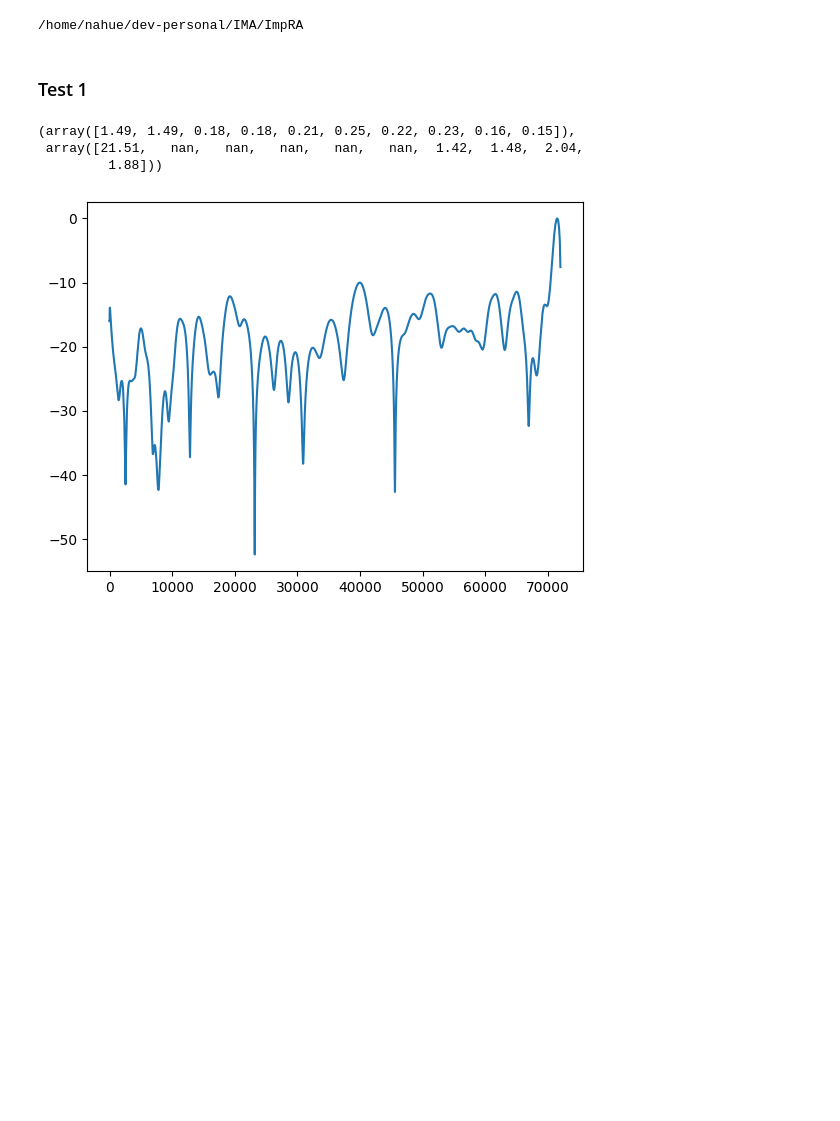
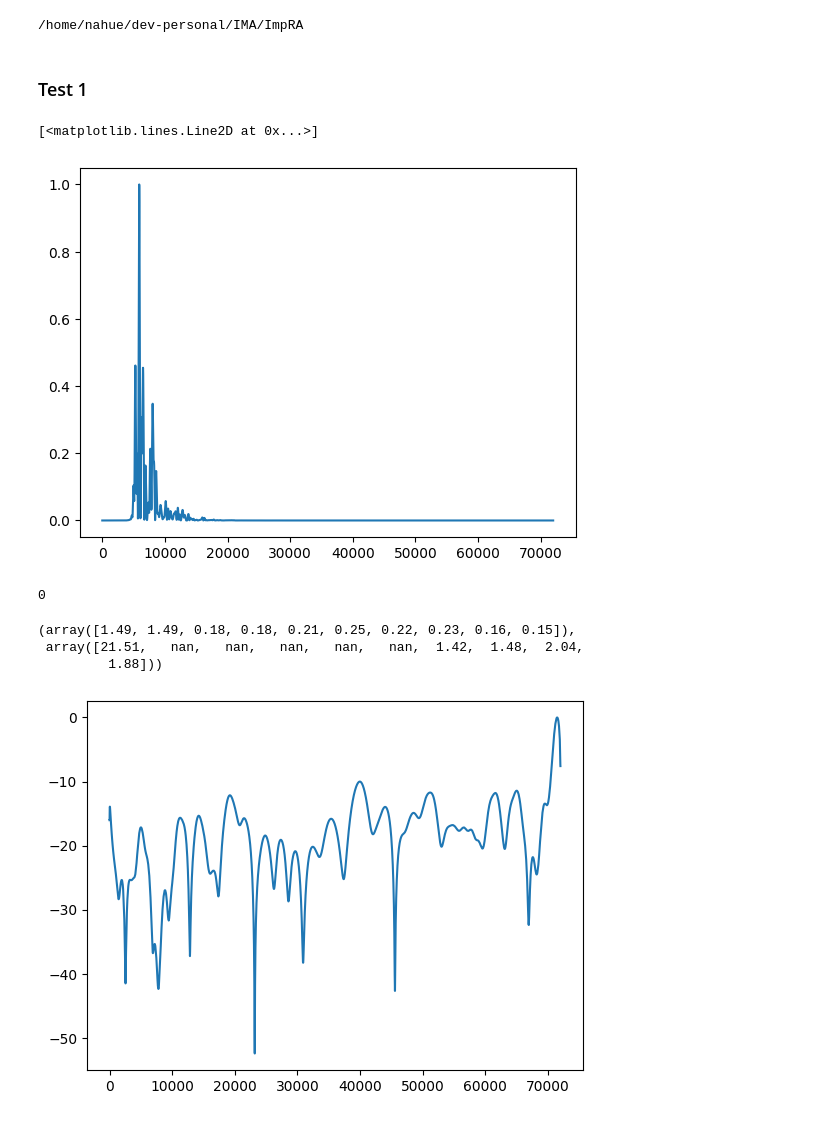
Before and after one commit to nahue-passano/ImpRA, a Jupyter notebook: notebooks/playground.ipynb, the cells around one changed output. Cells and saved outputs as stored; diff of their text form; code cells hidden in the pictures; blank space fills up the shorter version.

```diff
--- a/notebooks/playground.ipynb
+++ b/notebooks/playground.ipynb
@@ -27,7 +27,7 @@ cfg = {
     },
 }
 # %%
-audio_path = Path("audio_tests/rirs/impulse_response_1.wav")
+audio_path = Path("tests/impulse_responses/impulse_response_1.wav")
 
 filtering_cfg = cfg["filtering"]
 smoothing_cfg = cfg["smoothing"]
@@ -59,6 +59,17 @@ energy_smoothed = np.array(energy_smoothed)
 
 # Linear to dB
 energy_smoothed_db = utils.to_db_normalized(energy_smoothed)
+# %%
+test = energy_envelope[3]
+plt.plot(test)
+# %% [output]
+[<matplotlib.lines.Line2D at 0x...>]
+[figure, added]
+# %%
+print(np.argmax(test))
+test = test[np.argmax(test):]
+# %% [output]
+0
 # %%
 def ttyedtt(x, y, fs):
     '''
```
Also changed, not shown: 1 other file.
